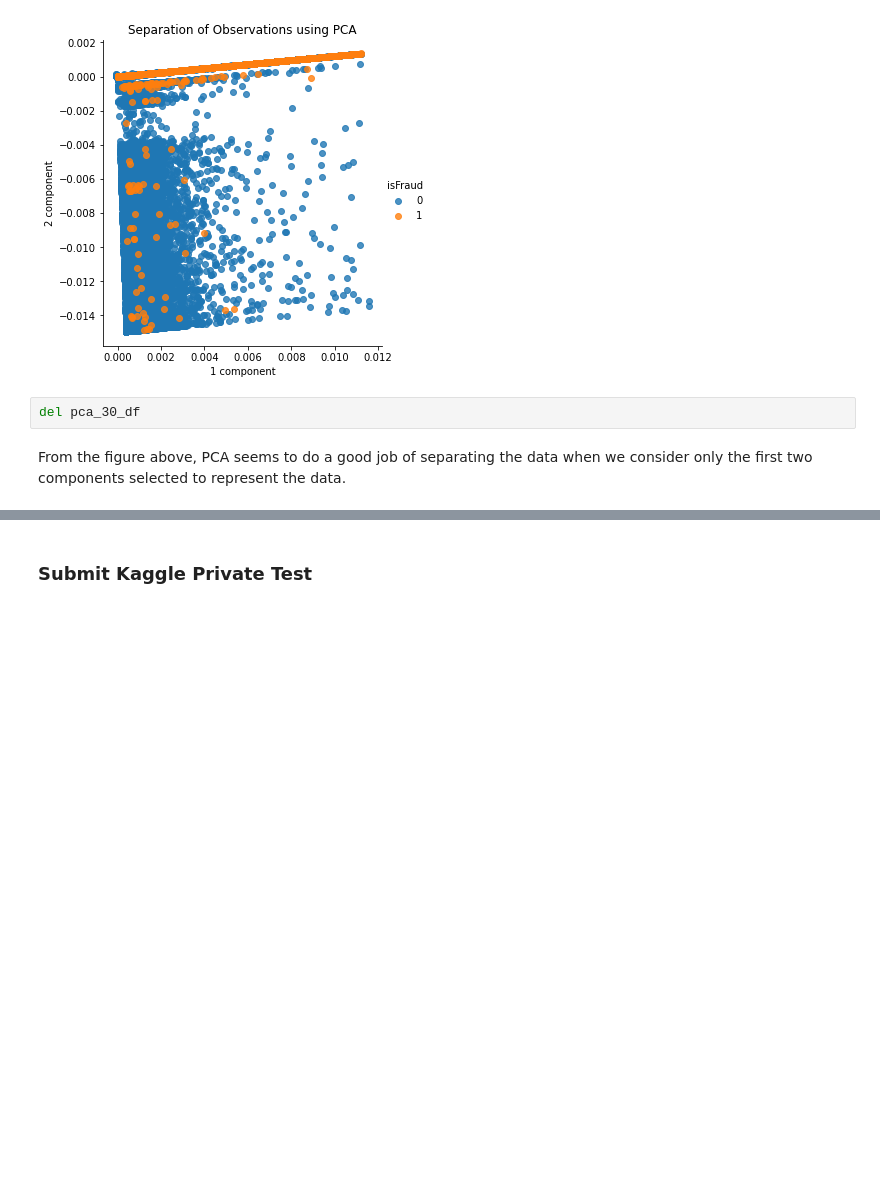
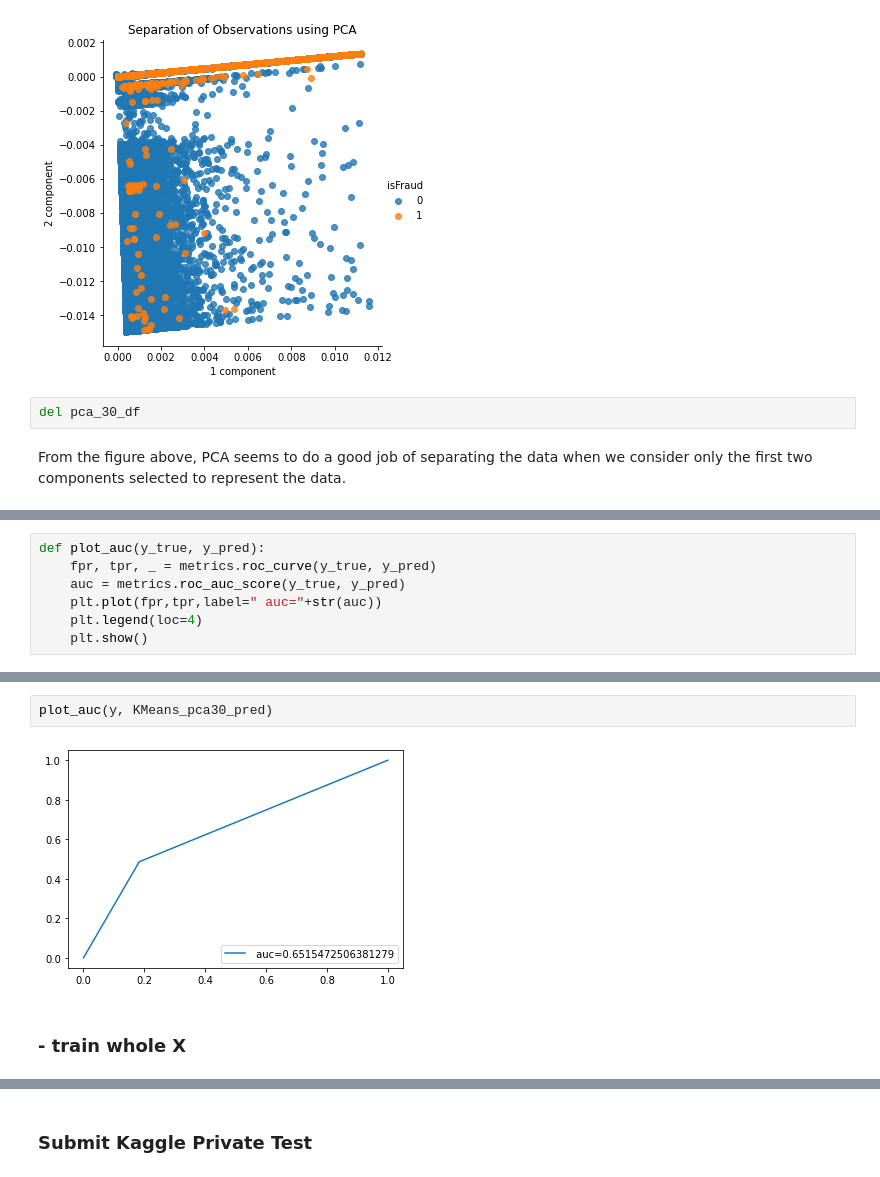
Before and after one commit to orangejustin/Fraud-Detetction, a Jupyter notebook: COGS118B - FRAUD DETECTION.ipynb, the cells around one changed output, grey strips where cells are left out. Drawn from its saved outputs; the diff is of its cells as text; blank space fills up the shorter version.

```diff
--- a/COGS118B - FRAUD DETECTION.ipynb
+++ b/COGS118B - FRAUD DETECTION.ipynb
@@ -751,0 +857,7 @@ from sklearn import svm # direct import supervised
+# %%
+def plot_auc(y_true, y_pred):
+    fpr, tpr, _ = metrics.roc_curve(y_true, y_pred)
+    auc = metrics.roc_auc_score(y_true, y_pred)
+    plt.plot(fpr,tpr,label=" auc="+str(auc))
+    plt.legend(loc=4)
+    plt.show()
@@ -751,0 +915,6 @@ from sklearn import svm # direct import supervised
+# %%
+plot_auc(y, KMeans_pca30_pred)
+# %% [output]
+[figure, added]
+# %% [markdown]
+### - train whole X
```
Also changed, not shown: parts of 75 cells of this notebook.
